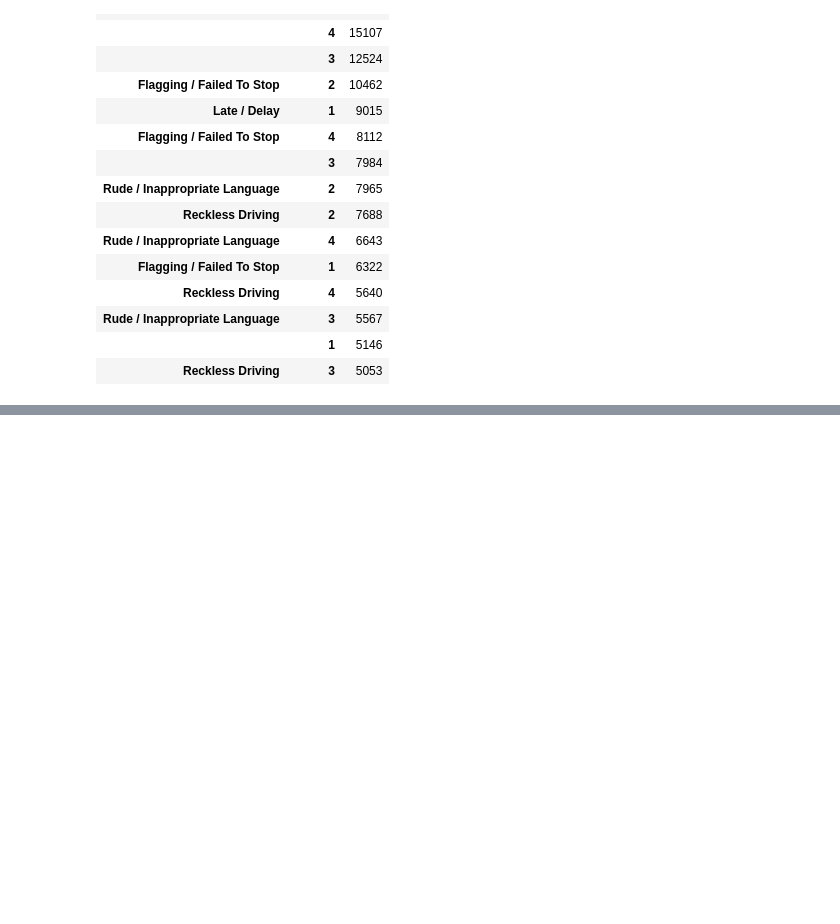
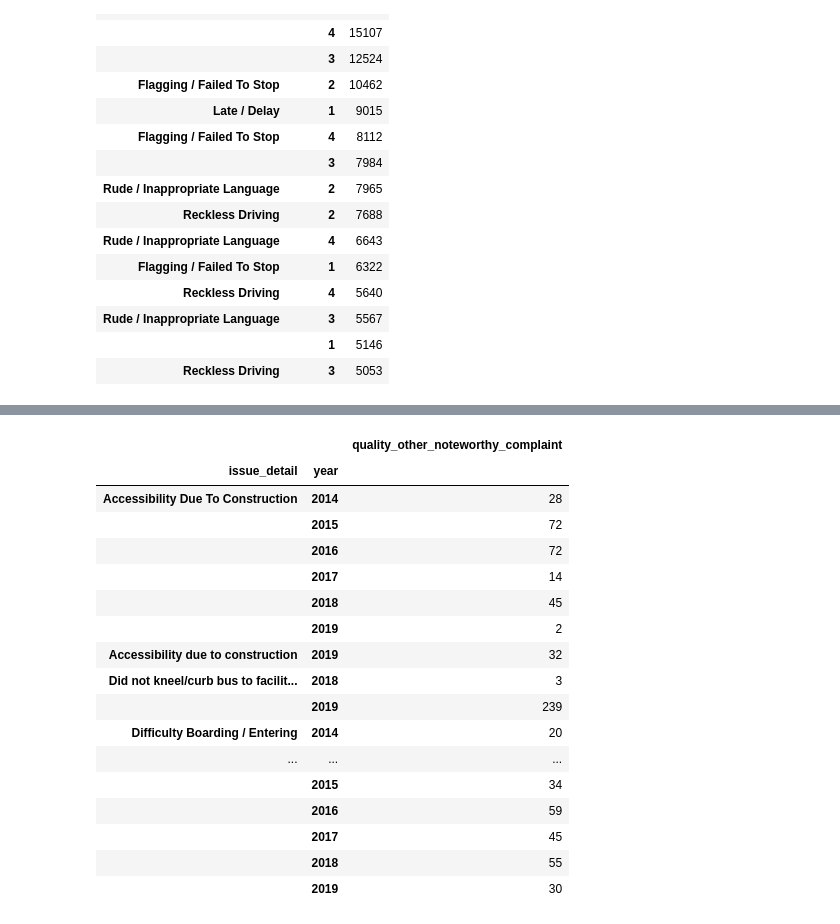
Before and after one commit to itzamnahuerta/mta_complaints, a Jupyter notebook: MTA_COMPLAINTS.ipynb, the cells around one changed output, grey strips where cells are left out. Saved outputs shown, nothing was run; the diff lists cells and outputs as text; code cells hidden in the pictures; blank space fills up the shorter version.

```diff
--- a/MTA_COMPLAINTS.ipynb
+++ b/MTA_COMPLAINTS.ipynb
@@ -641,0 +692,2 @@ pd.pivot_table(direct_df,values="accessibility_related_direct", index=[ 'year']
+# %%
+otherworthy_df =  complaints_df[complaints_df['quality_other_noteworthy_complaint'] == 1]
@@ -641,0 +700,21 @@ pd.pivot_table(direct_df,values="accessibility_related_direct", index=[ 'year']
+# %%
+pd.pivot_table(otherworthy_df,values="quality_other_noteworthy_complaint", index=['issue_detail', 'year'] ,aggfunc='count')
+# %% [output]
+|  |  | quality_other_noteworthy_complaint |
+| issue_detail | year |  |
+| Accessibility Due To Construction | 2014 | 28 |
+|  | 2015 | 72 |
+|  | 2016 | 72 |
+|  | 2017 | 14 |
+|  | 2018 | 45 |
+|  | 2019 | 2 |
+| Accessibility due to construction | 2019 | 32 |
+| Did not kneel/curb bus to facilit... | 2018 | 3 |
+|  | 2019 | 239 |
+| Difficulty Boarding / Entering | 2014 | 20 |
+| ... | ... | ... |
+|  | 2015 | 34 |
+|  | 2016 | 59 |
+|  | 2017 | 45 |
+|  | 2018 | 55 |
+|  | 2019 | 30 |
```
Also changed, not shown: parts of 41 cells of this notebook.
